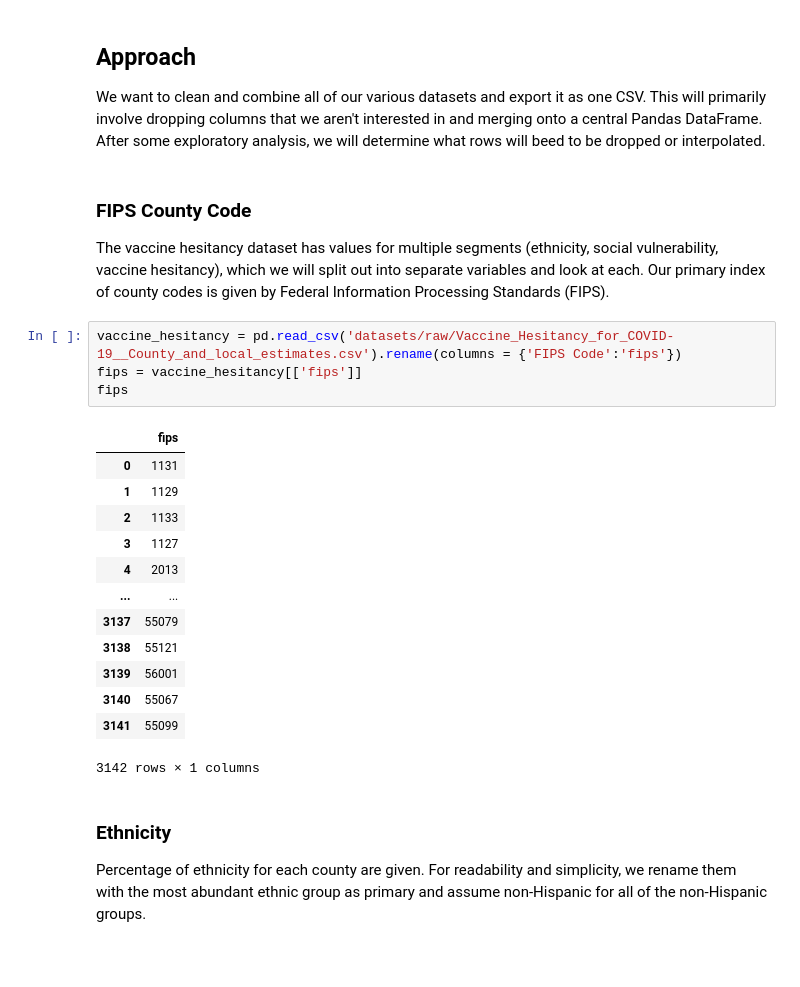
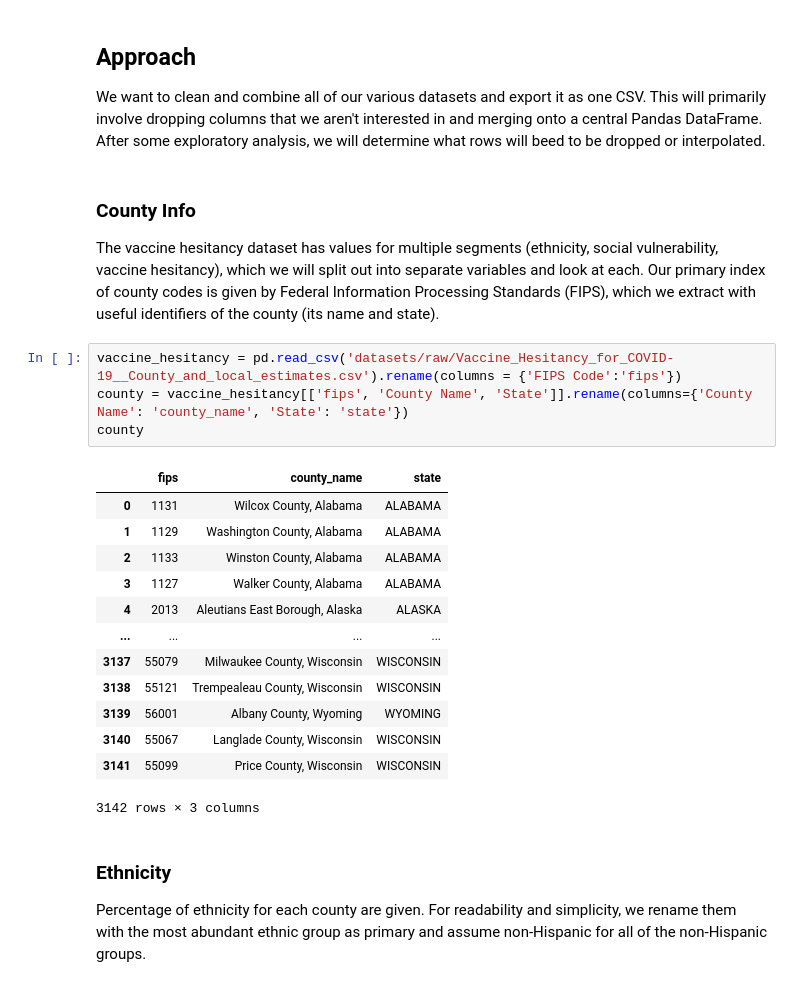
Before and after one commit to kuruparans/covid19-vaccine-hesitancy-analysis, a Jupyter notebook: data-cleaning.ipynb, the cells around one changed output. Cells and saved outputs as stored; diff of their text form; blank space fills up the shorter version.

```diff
--- a/data-cleaning.ipynb
+++ b/data-cleaning.ipynb
@@ -5,26 +5,26 @@ import pandas as pd
 ## Approach
 We want to clean and combine all of our various datasets and export it as one CSV. This will primarily involve dropping columns that we aren't interested in and merging onto a central Pandas DataFrame. After some exploratory analysis, we will determine what rows will beed to be dropped or interpolated.
 # %% [markdown]
-### FIPS County Code
-The vaccine hesitancy dataset has values for multiple segments (ethnicity, social vulnerability, vaccine hesitancy), which we will split out into separate variables and look at each. Our primary index of county codes is given by Federal Information Processing Standards (FIPS).
+### County Info
+The vaccine hesitancy dataset has values for multiple segments (ethnicity, social vulnerability, vaccine hesitancy), which we will split out into separate variables and look at each. Our primary index of county codes is given by Federal Information Processing Standards (FIPS), which we extract with useful identifiers of the county (its name and state).
 # %%
 vaccine_hesitancy = pd.read_csv('datasets/raw/Vaccine_Hesitancy_for_COVID-19__County_and_local_estimates.csv').rename(columns = {'FIPS Code':'fips'})
-fips = vaccine_hesitancy[['fips']]
-fips
+county = vaccine_hesitancy[['fips', 'County Name', 'State']].rename(columns={'County Name': 'county_name', 'State': 'state'})
+county
 # %% [output]
-|  | fips |
-| 0 | 1131 |
-| 1 | 1129 |
-| 2 | 1133 |
-| 3 | 1127 |
-| 4 | 2013 |
-| ... | ... |
-| 3137 | 55079 |
-| 3138 | 55121 |
-| 3139 | 56001 |
-| 3140 | 55067 |
-| 3141 | 55099 |
+|  | fips | county_name | state |
+| 0 | 1131 | Wilcox County, Alabama | ALABAMA |
+| 1 | 1129 | Washington County, Alabama | ALABAMA |
+| 2 | 1133 | Winston County, Alabama | ALABAMA |
+| 3 | 1127 | Walker County, Alabama | ALABAMA |
+| 4 | 2013 | Aleutians East Borough, Alaska | ALASKA |
+| ... | ... | ... | ... |
+| 3137 | 55079 | Milwaukee County, Wisconsin | WISCONSIN |
+| 3138 | 55121 | Trempealeau County, Wisconsin | WISCONSIN |
+| 3139 | 56001 | Albany County, Wyoming | WYOMING |
+| 3140 | 55067 | Langlade County, Wisconsin | WISCONSIN |
+| 3141 | 55099 | Price County, Wisconsin | WISCONSIN |
-3142 rows × 1 columns
+3142 rows × 3 columns
 # %% [markdown]
 ### Ethnicity
 Percentage of ethnicity for each county are given. For readability and simplicity, we rename them with the most abundant ethnic group as primary and assume non-Hispanic for all of the non-Hispanic groups.
```
Also changed, not shown: parts of 3 cells of this notebook.
